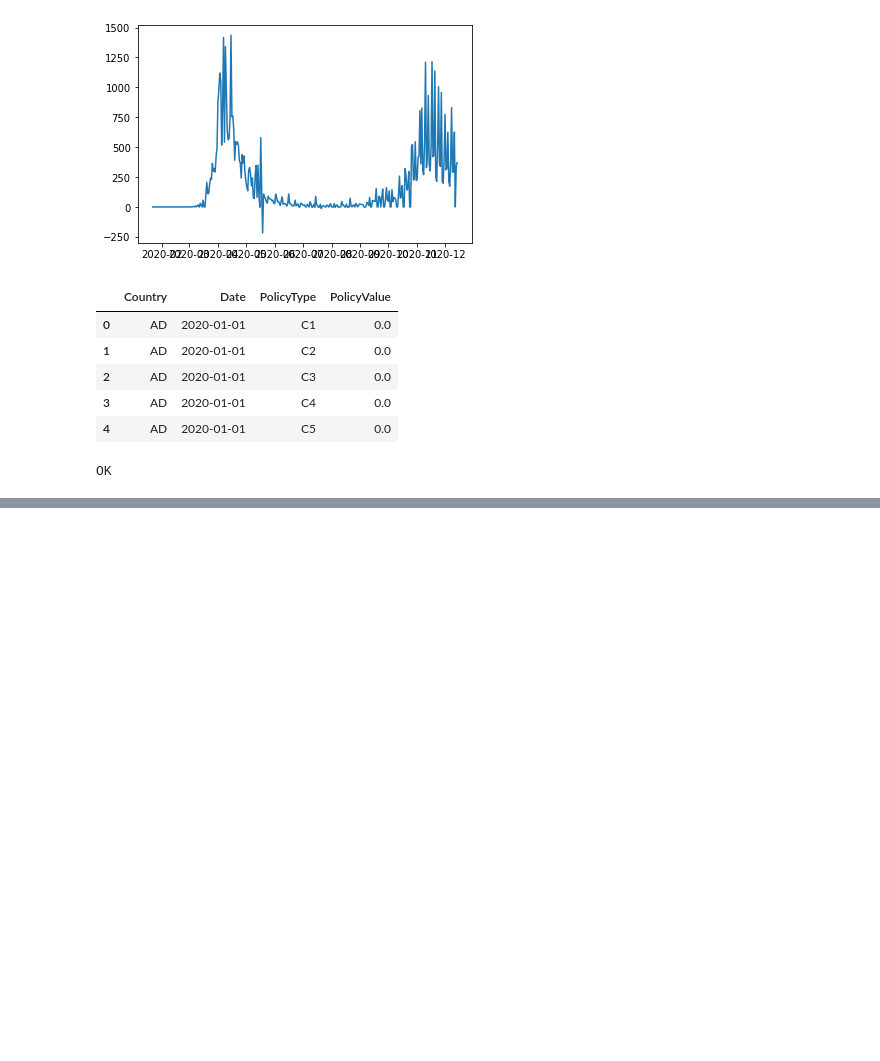
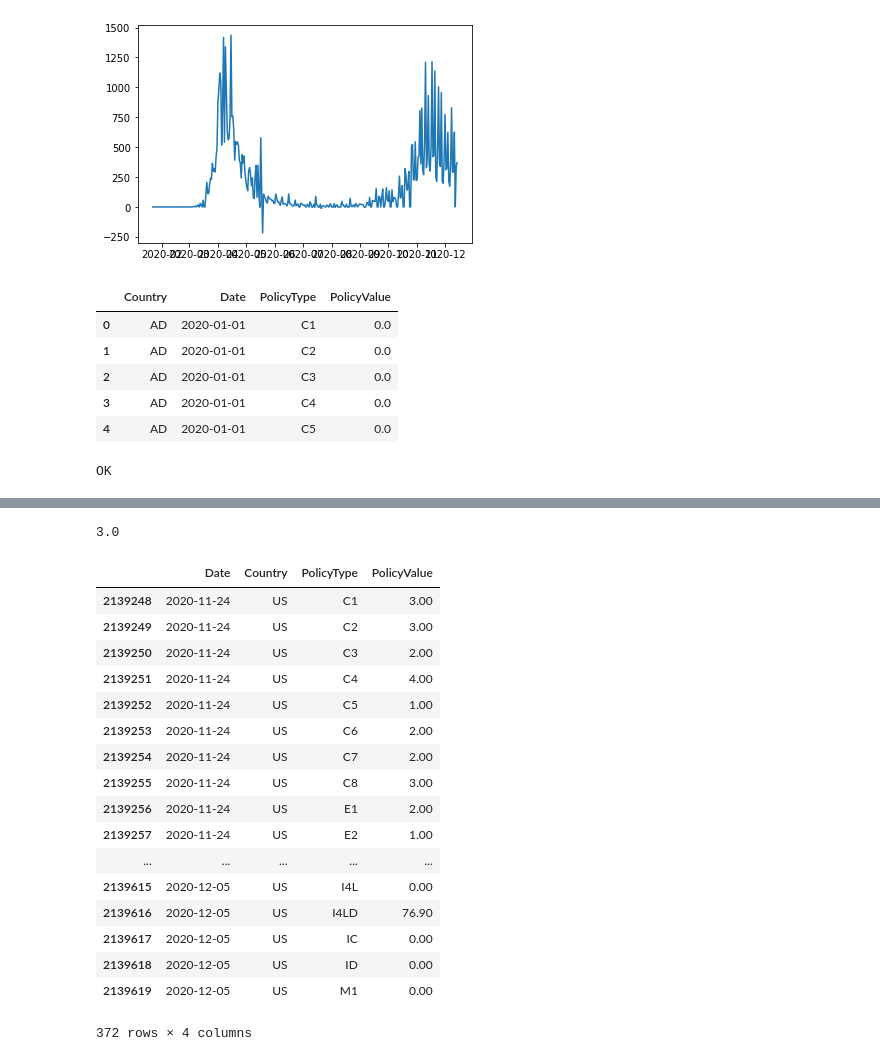
Before and after one commit to TristanBOOK/coronanet, a Jupyter notebook: Notebooks/streamlit_trial.ipynb, the cells around one changed output, grey strips where cells are left out. Cells and saved outputs as stored; diff of their text form; code cells hidden in the pictures; blank space fills up the shorter version.

```diff
--- a/Notebooks/streamlit_trial.ipynb
+++ b/Notebooks/streamlit_trial.ipynb
@@ -189,3 +189,9 @@ print('OK')
 OK
 # %%
 #policies_df
+# %%
+zf1 = zipfile.ZipFile('../coronanet/data/cases_new_data.csv.zip')
+cases_df = pd.read_csv(zf1.open('cases_new_data.csv'))
+case=cases_df[cases_df['ID']==option]
+case.Date=pd.to_datetime(case.Date,format="%Y-%m-%d")
+dte1=case.Date.iloc[case.shape[0]-1]
@@ -191,0 +204,5 @@ OK
+# %%
+print(dte1)
+dte=pd.to_datetime(dte1)-datetime.timedelta(days=21)
+dte
+dte.strftime("%Y-%m-%d")
@@ -192,10 +212,35 @@ OK
 # %%
 pol='C1'
-option='FR'
+option='US'
 policy=policies_df
 policy.Date=pd.to_datetime(policy.Date)
 ### def date
-policy=policy[policy['Date']>pd.to_datetime('2020-11-01')]
+policy=policy[policy['Date']>dte]
 policy=policy[policy['Country']==option]
 policy=policy[['Date','Country','PolicyType','PolicyValue']]
-policy[policy['PolicyType']==pol].PolicyValue.values[1]
+policy[policy['PolicyType']==pol].PolicyValue.values[0]
+# %% [output]
+3.0
+# %%
+policy=policy.fillna(0)
+# %%
+policy
+# %% [output]
+|  | Date | Country | PolicyType | PolicyValue |
+| 2139248 | 2020-11-24 | US | C1 | 3.00 |
+| 2139249 | 2020-11-24 | US | C2 | 3.00 |
+| 2139250 | 2020-11-24 | US | C3 | 2.00 |
+| 2139251 | 2020-11-24 | US | C4 | 4.00 |
+| 2139252 | 2020-11-24 | US | C5 | 1.00 |
+| 2139253 | 2020-11-24 | US | C6 | 2.00 |
+| 2139254 | 2020-11-24 | US | C7 | 2.00 |
+| 2139255 | 2020-11-24 | US | C8 | 3.00 |
+| 2139256 | 2020-11-24 | US | E1 | 2.00 |
+| 2139257 | 2020-11-24 | US | E2 | 1.00 |
+| ... | ... | ... | ... | ... |
+| 2139615 | 2020-12-05 | US | I4L | 0.00 |
+| 2139616 | 2020-12-05 | US | I4LD | 76.90 |
+| 2139617 | 2020-12-05 | US | IC | 0.00 |
+| 2139618 | 2020-12-05 | US | ID | 0.00 |
+| 2139619 | 2020-12-05 | US | M1 | 0.00 |
+372 rows × 4 columns
```
Also changed, not shown: parts of 2 cells of this notebook.
